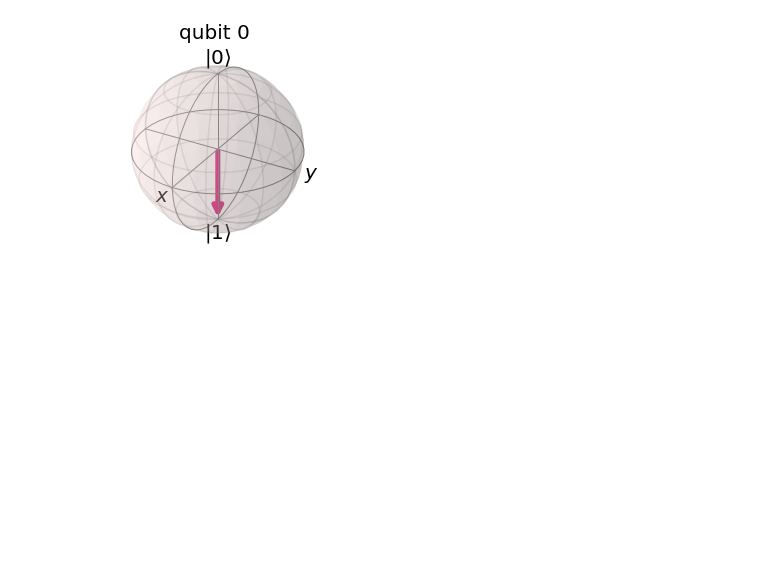
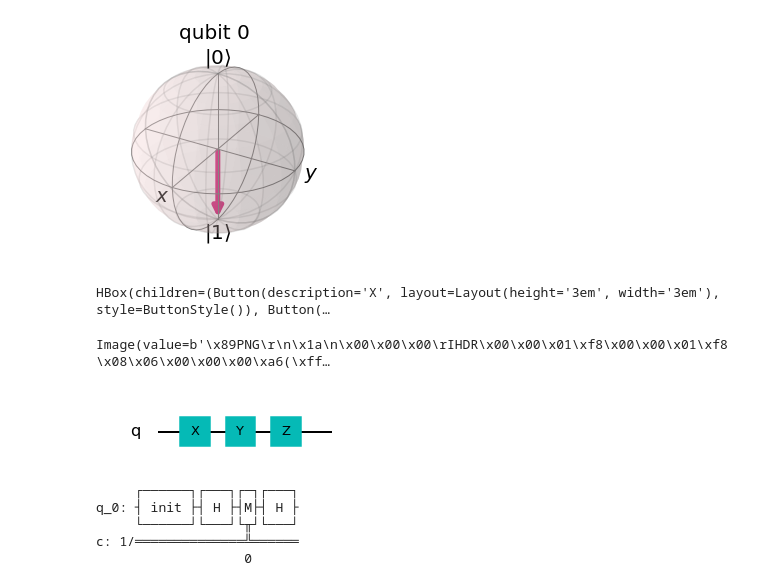
Before and after one commit to tokarev-i-v/quantums, a Jupyter notebook: 1.4 Single Qubit Gates.ipynb, the cells around one changed output. Cells and saved outputs as stored; diff of their text form; code cells hidden in the pictures; blank space fills up the shorter version.

```diff
--- a/1.4 Single Qubit Gates.ipynb
+++ b/1.4 Single Qubit Gates.ipynb
@@ -18,3 +18,37 @@ out = execute(qc, backend).result().get_statevector()
 plot_bloch_multivector(out)
 # %% [output]
 [figure]
+# %%
+from qiskit_textbook.widgets import gate_demo
+gate_demo(gates='pauli')
+# %% [output]
+HBox(children=(Button(description='X', layout=Layout(height='3em', width='3em'), style=ButtonStyle()), Button(…
+Image(value=b'\x89PNG\r\n\x1a\n\x00\x00\x00\rIHDR\x00\x00\x01\xf8\x00\x00\x01\xf8\x08\x06\x00\x00\x00\xa6(\xff…
+# %%
+qc.y(0)
+qc.z(0)
+qc.draw('mpl')
+# %% [output]
+[figure, added]
+# %%
+from qiskit.extensions import Initialize
+
+def x_measurement(qc, qubit, cbit):
+    qc.h(qubit)
+    qc.measure(qubit, cbit)
+    qc.h(qubit)
+    return qc
+
+qc = QuantumCircuit(1,1)
+initial_state = [0,1]
+initializer = Initialize(initial_state)
+initializer.label = "init"
+qc.append(initializer, [0])
+x_measurement(qc, 0, 0)
+qc.draw()
+# %% [output]
+     ┌──────┐┌───┐┌─┐┌───┐
+q_0: ┤ init ├┤ H ├┤M├┤ H ├
+     └──────┘└───┘└╥┘└───┘
+c: 1/══════════════╩══════
+                   0
```
Also changed, not shown: parts of 6 cells of this notebook, 3 other files.
